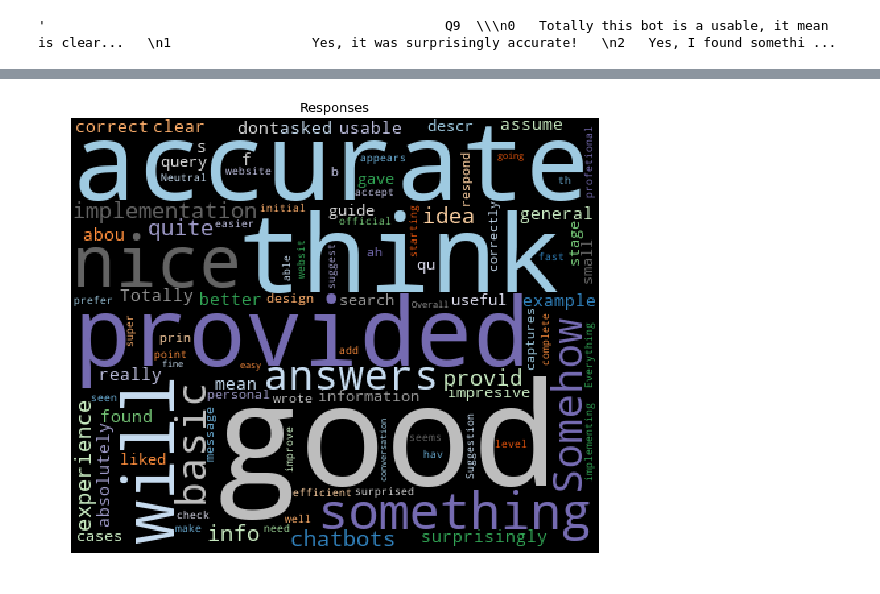
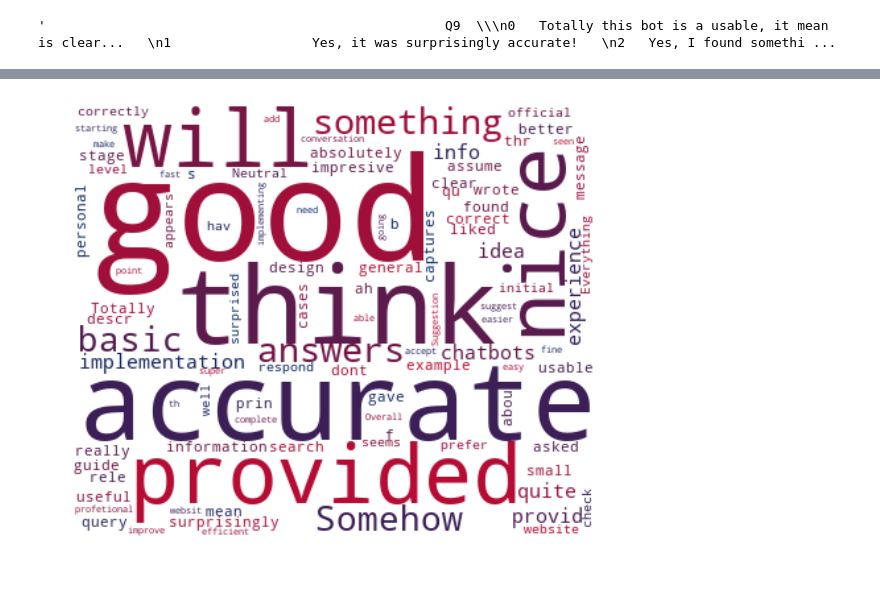
Before and after one commit to BabakBar/Sentiment-Analysis-Adv, a Jupyter notebook: survey.ipynb, the cells around one changed output, grey strips where cells are left out. Saved outputs shown, nothing was run; the diff lists cells and outputs as text; code cells hidden in the pictures.

Commit message:
found the right color

```diff
--- a/survey.ipynb
+++ b/survey.ipynb
@@ -51,19 +37,26 @@ plt.show()
 # %%
+import matplotlib
+import matplotlib.pyplot as plt
+from matplotlib.colors import LinearSegmentedColormap
+colors = ["#BF0A30", "#002868"]
+cmap = LinearSegmentedColormap.from_list("mycmap", colors)
+my_stop_words = STOPWORDS.update(['Yes', 'bot', 'chatbot','Q10','Q9'])
+
 #A function to generate the word cloud from text
-def generate_basic_wordcloud(data, title):
+def generate_basic_wordcloud(data):
     cloud = WordCloud(width=400,
                       height=330,
                       max_words=150,
-                      colormap='tab20c',
+                      background_color="white",
+                      colormap=cmap,
                       stopwords=my_stop_words,
                       collocations=True).generate_from_text(text_survey)
     plt.figure(figsize=(10,8))
-    plt.imshow(cloud)
+    plt.imshow(cloud, interpolation="bilinear")
     plt.axis('off')
-    plt.title(title, fontsize=13)
     plt.show()
 
 #Use the function to generate the word cloud
-generate_basic_wordcloud(text_survey, 'Responses')
+generate_basic_wordcloud(text_survey)
 # %% [output]
-[figure, old version]
+[figure, new version]
```
Also changed, not shown: parts of 4 cells of this notebook.
